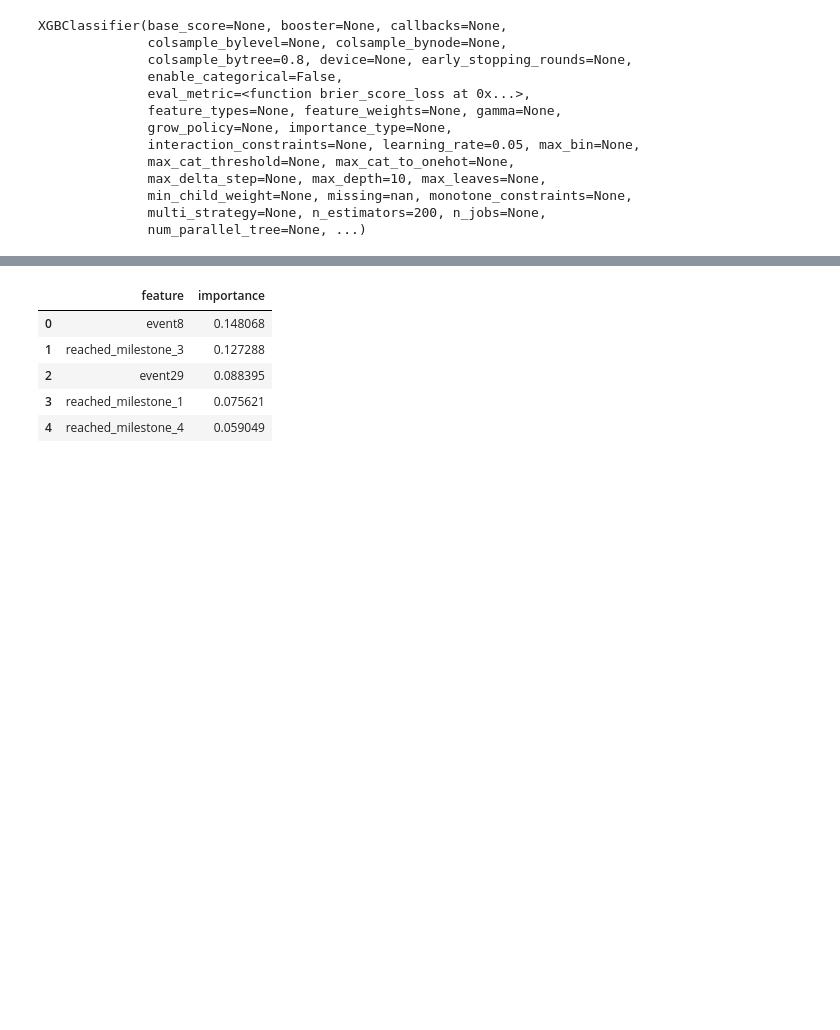
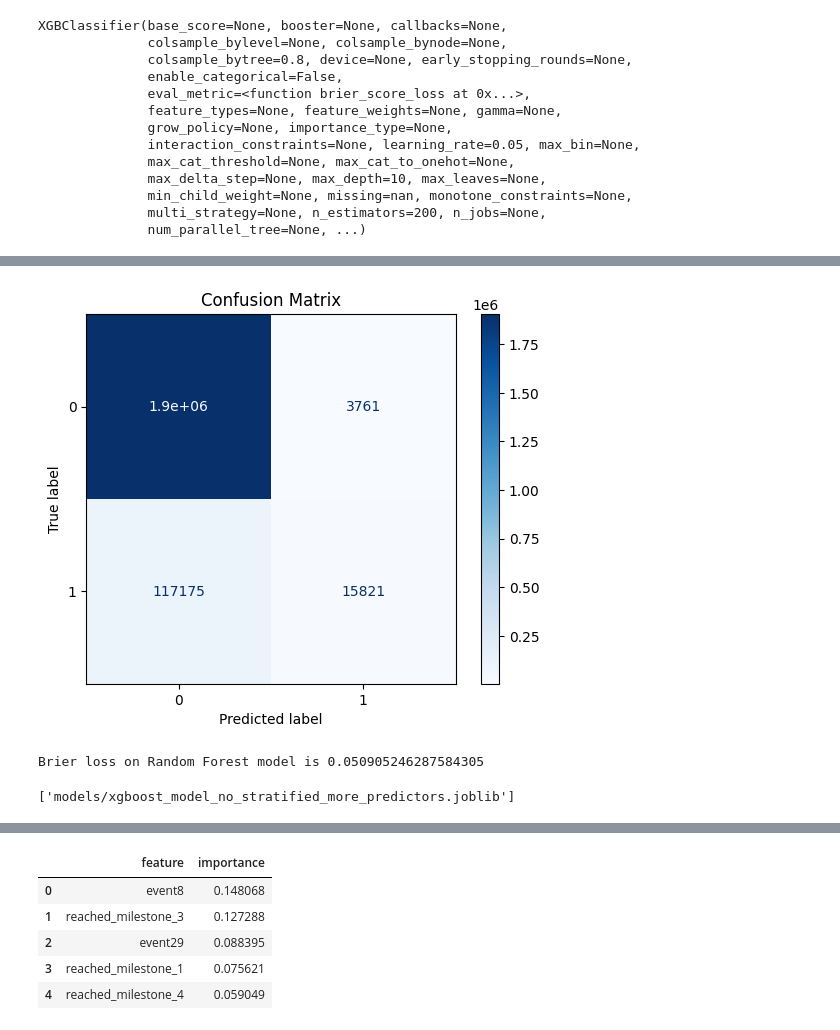
Before and after one commit to yubenjamin2022/UCLAStatsM148, a Jupyter notebook: xgboost_model.ipynb, the cells around one changed output, grey strips where cells are left out. Drawn from its saved outputs; the diff is of its cells as text; code cells hidden in the pictures; blank space fills up the shorter version.

```diff
--- a/xgboost_model.ipynb
+++ b/xgboost_model.ipynb
@@ -187,0 +202,28 @@ plt.show()
+# %%
+import matplotlib.pyplot as plt
+from sklearn.metrics import confusion_matrix, ConfusionMatrixDisplay
+
+# 1. Get predictions from your model (or GridSearchCV object)
+y_pred = best_model.predict(X_val)
+
+# 2. Generate the confusion matrix
+cm = confusion_matrix(y_val, y_pred)
+
+# 3. Plot it
+disp = ConfusionMatrixDisplay(confusion_matrix=cm, display_labels=best_model.classes_)
+disp.plot(cmap=plt.cm.Blues)
+plt.title("Confusion Matrix")
+plt.show()
+# %% [output]
+[figure, added]
+# %%
+from sklearn.metrics import brier_score_loss
+
+val_preds_prob = best_model.predict_proba(X_val)[:, 1]
+print(f"Brier loss on Random Forest model is {brier_score_loss(y_val, val_preds_prob)}")
+# %% [output]
+Brier loss on Random Forest model is 0.050905246287584305
+# %%
+joblib.dump(best_model, 'models/xgboost_model_no_stratified_more_predictors.joblib')
+# %% [output]
+['models/xgboost_model_no_stratified_more_predictors.joblib']
```
Also changed, not shown: parts of 12 cells of this notebook, 1 other file.
